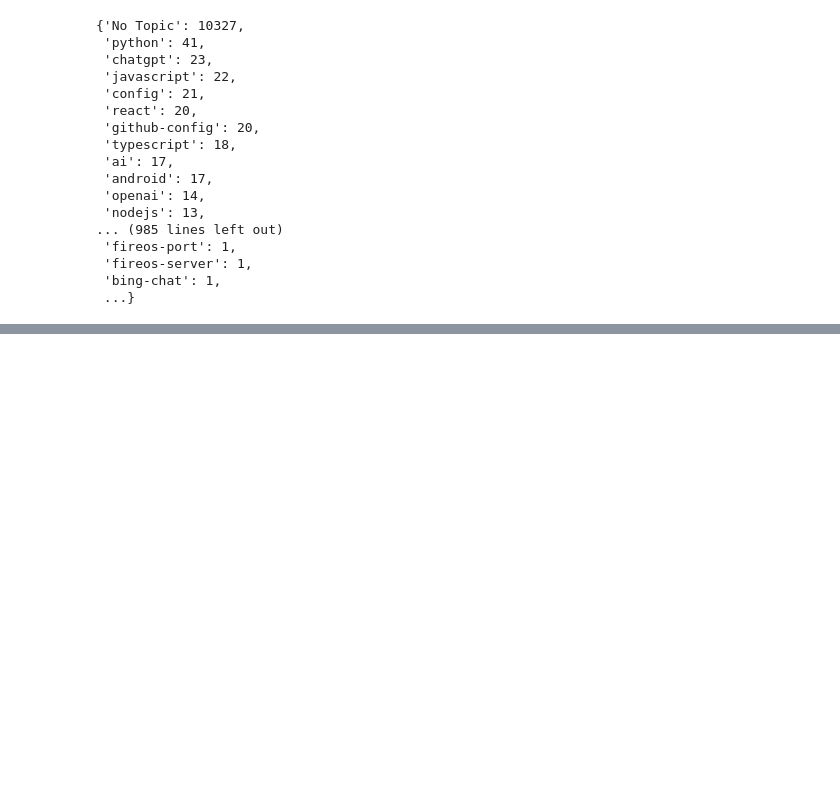
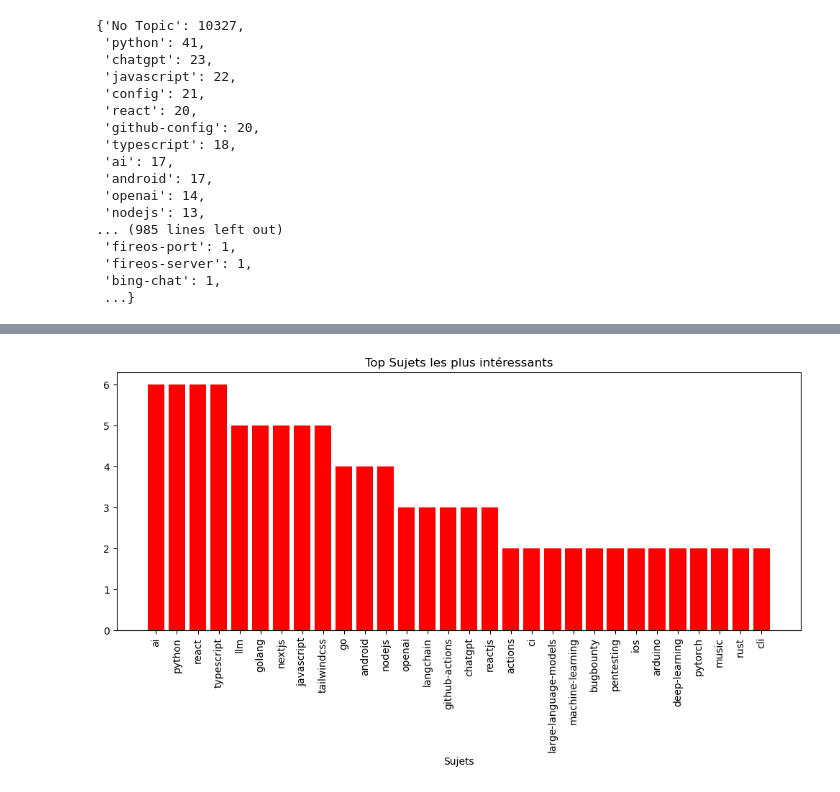
Before and after one commit to Hammilidi/GitHub_Viz, a Jupyter notebook: Github_Viz.ipynb, the cells around one changed output, grey strips where cells are left out. Saved outputs shown, nothing was run; the diff lists cells and outputs as text; code cells hidden in the pictures; blank space fills up the shorter version.

```diff
--- a/Github_Viz.ipynb
+++ b/Github_Viz.ipynb
@@ -401,0 +593,20 @@ interesting_subjects
+# %%
+import matplotlib.pyplot as plt
+
+# ... previous code ...
+
+# Extract elements and counts for plotting
+elements = [element for element, count in top_occurrences]
+counts = [count for element, count in top_occurrences]
+
+# Create a bar plot
+plt.figure(figsize=(10, 6))
+plt.bar(elements, counts, color = "red")
+plt.xlabel('Sujets')
+#plt.ylabel('Occurrences')
+plt.title('Top Sujets les plus intéressants')
+plt.xticks(rotation=90)
+plt.tight_layout()
+plt.show()
+# %% [output]
+[figure, added]
```
Also changed, not shown: parts of 41 cells of this notebook, 1 other file.
